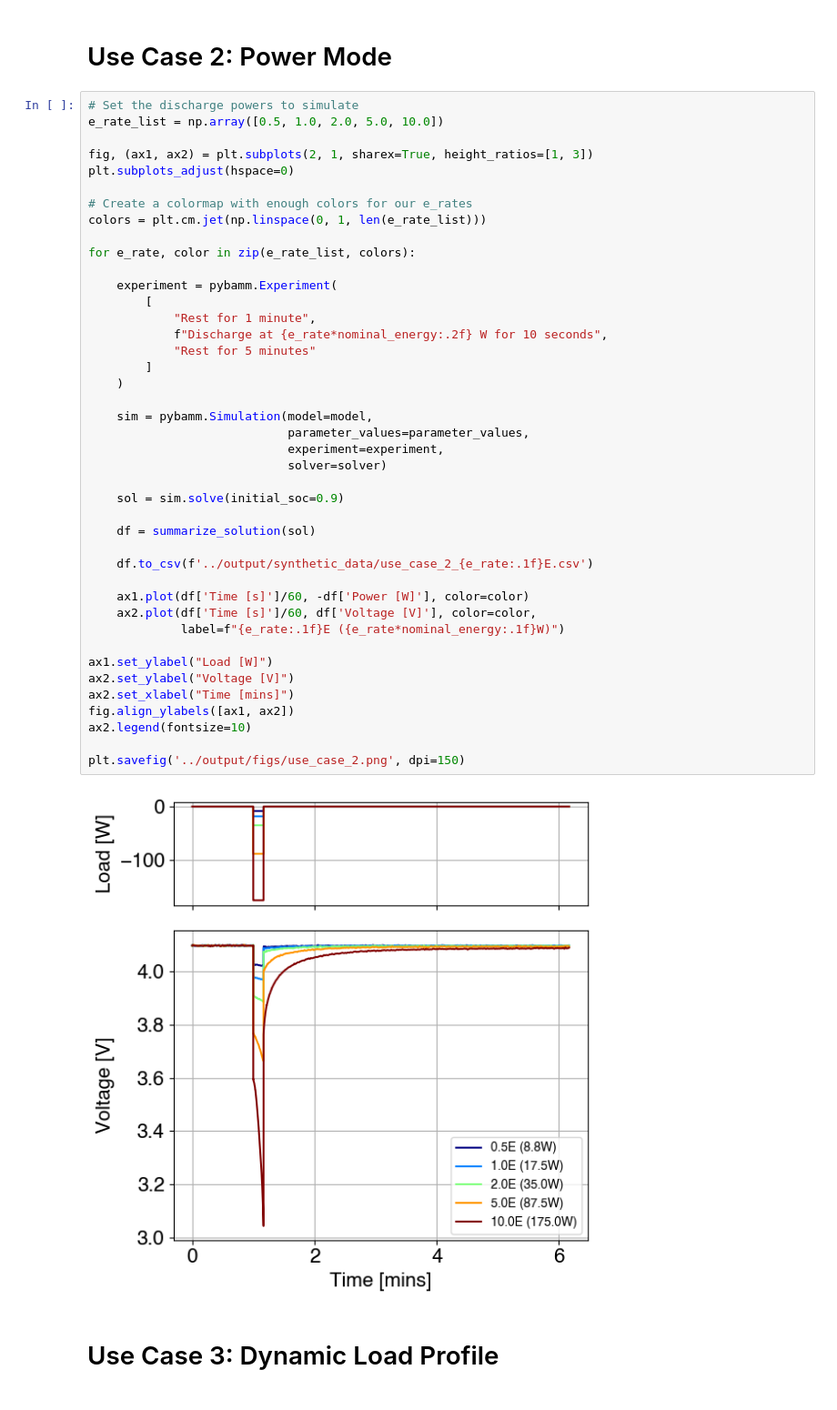
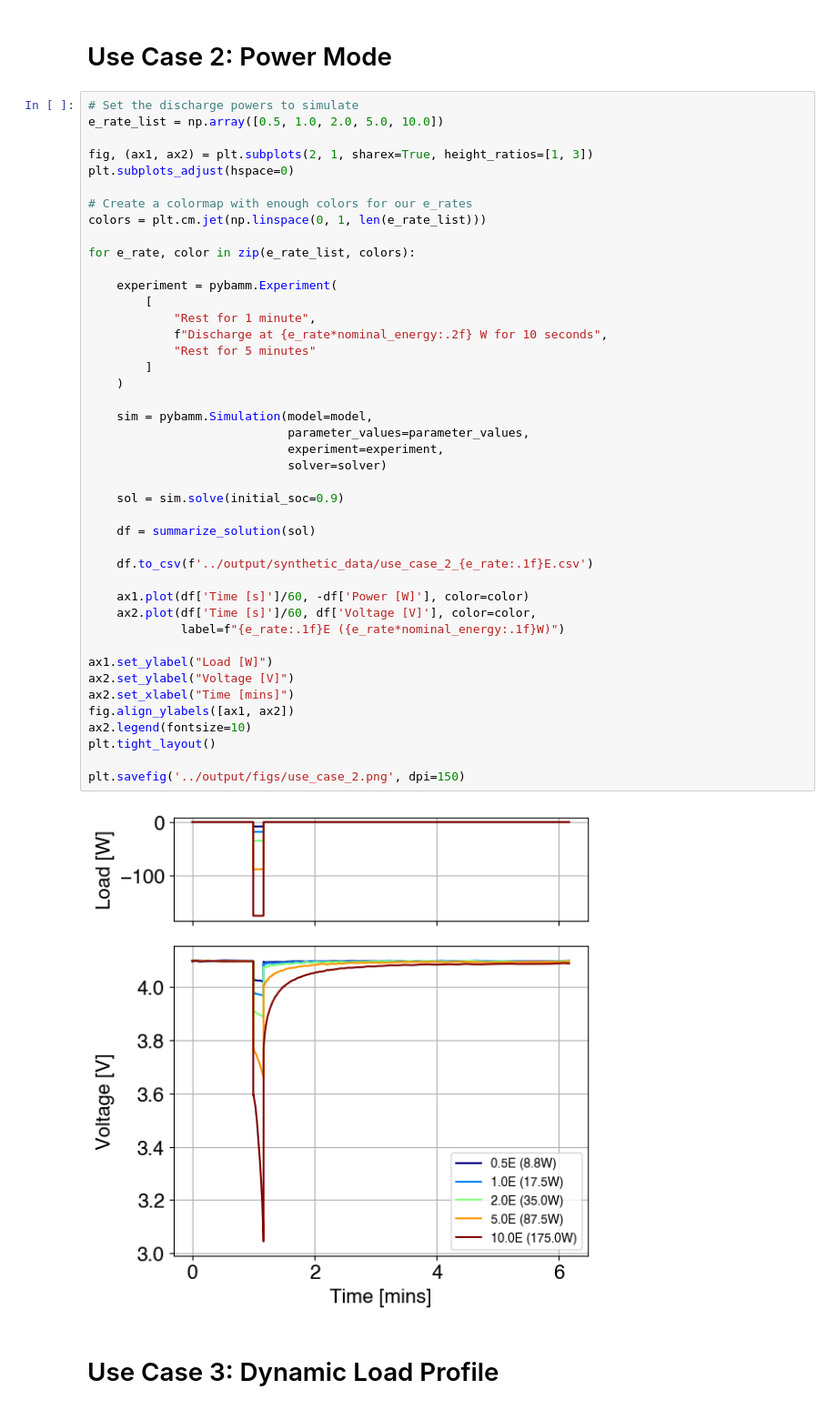
Before and after one commit to wengandrew/battery-digital-twin-from-scratch, a Jupyter notebook: notebooks/build_synthetic_profiles.ipynb, the cells around one changed output. Shown at 91% size. Cells and saved outputs as stored; diff of their text form.

```diff
--- a/notebooks/build_synthetic_profiles.ipynb
+++ b/notebooks/build_synthetic_profiles.ipynb
@@ -134,34 +135,35 @@ for e_rate, color in zip(e_rate_list, colors):
         [
             "Rest for 1 minute",
             f"Discharge at {e_rate*nominal_energy:.2f} W for 10 seconds",
             "Rest for 5 minutes"
         ]
     )
 
     sim = pybamm.Simulation(model=model,
                             parameter_values=parameter_values,
                             experiment=experiment,
                             solver=solver)
 
     sol = sim.solve(initial_soc=0.9)
 
     df = summarize_solution(sol)
 
     df.to_csv(f'../output/synthetic_data/use_case_2_{e_rate:.1f}E.csv')
 
     ax1.plot(df['Time [s]']/60, -df['Power [W]'], color=color)
     ax2.plot(df['Time [s]']/60, df['Voltage [V]'], color=color,
              label=f"{e_rate:.1f}E ({e_rate*nominal_energy:.1f}W)")
 
 ax1.set_ylabel("Load [W]")
 ax2.set_ylabel("Voltage [V]")
 ax2.set_xlabel("Time [mins]")
 fig.align_ylabels([ax1, ax2])
 ax2.legend(fontsize=10)
+plt.tight_layout()
 
 plt.savefig('../output/figs/use_case_2.png', dpi=150)
 # %% [output]
-[figure, old version]
+[figure, new version]
 # %% [markdown]
 # Use Case 3: Dynamic Load Profile
 # %%
```
Also changed, not shown: parts of 5 cells of this notebook, 20 other files.
